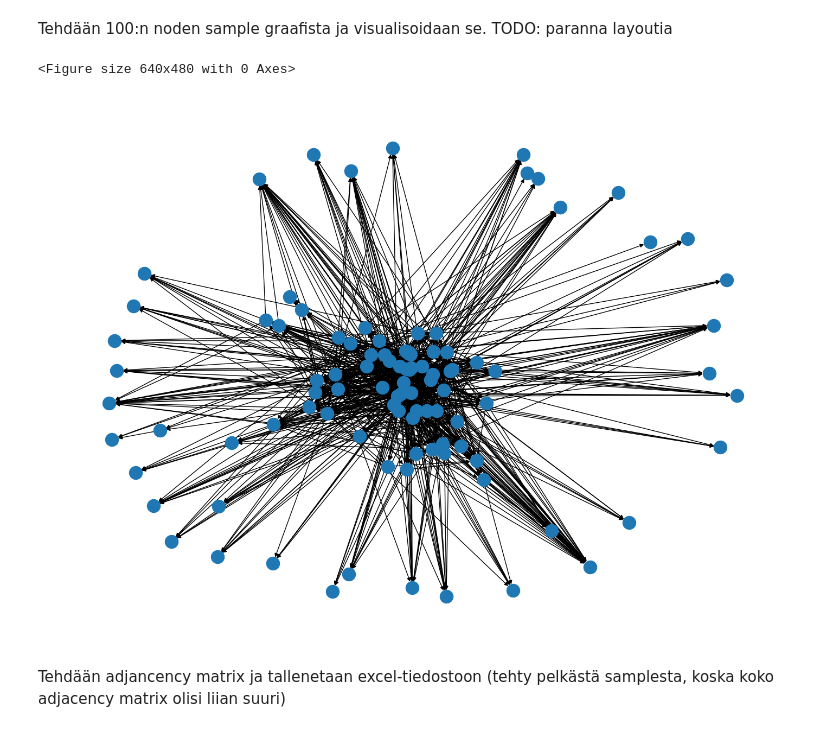
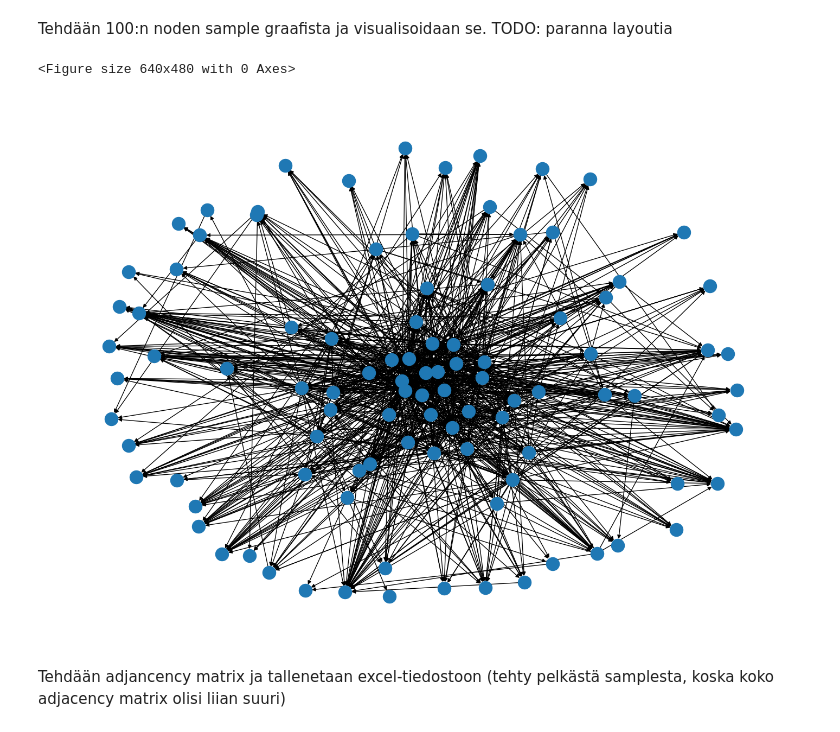
Before and after one commit to JereMakkonen/wikipedia-vote-link-prediction, a Jupyter notebook: project17.ipynb, the cells around one changed output. Drawn from its saved outputs; the diff is of its cells as text; code cells hidden in the pictures.

```diff
--- a/project17.ipynb
+++ b/project17.ipynb
@@ -29,14 +29,14 @@ TODO: paranna layoutia
 # %%
 sample = G.subgraph(list(G.nodes())[:100])
 
 plt.clf()
-pos = nx.spring_layout(sample)
+pos = nx.spring_layout(sample, seed=42, k=1)
 plt.figure(figsize=(14, 10))
 nx.draw(sample, pos, with_labels=False)
 plt.show()
 # %% [output]
 <Figure size 640x480 with 0 Axes>
-[figure, old version]
+[figure, new version]
 # %% [markdown]
 Tehdään adjancency matrix ja tallenetaan excel-tiedostoon
 (tehty pelkästä samplesta, koska koko adjacency matrix olisi liian suuri)
```
Also changed, not shown: parts of 10 cells of this notebook.
